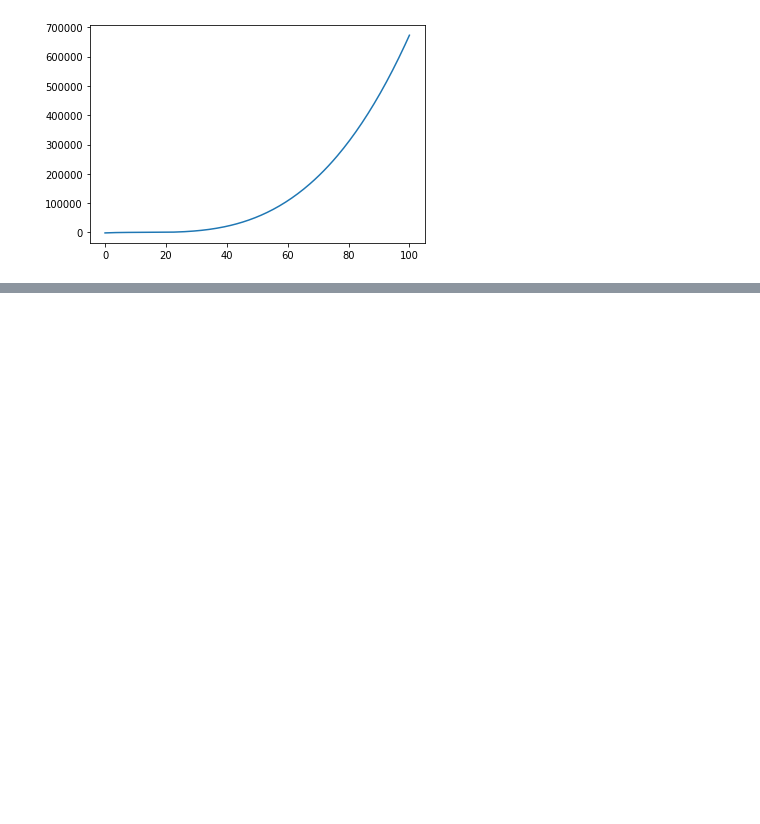
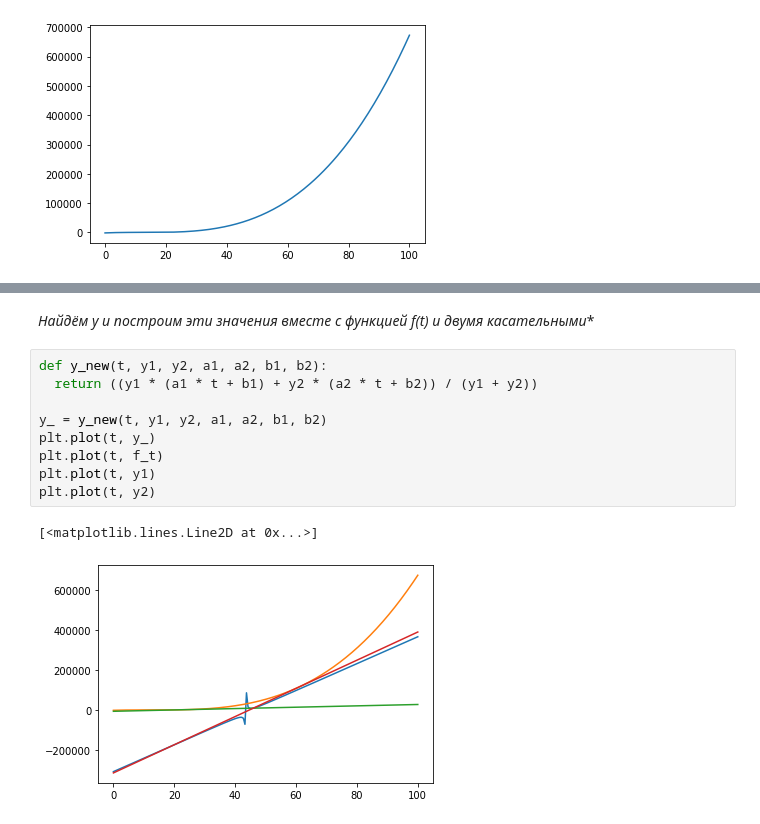
Before and after one commit to Viktory4121/Math_modeling, a Jupyter notebook: ИДЗ3.ipynb, the cells around one changed output, grey strips where cells are left out. Saved outputs shown, nothing was run; the diff lists cells and outputs as text; blank space fills up the shorter version.

```diff
--- a/ИДЗ3.ipynb
+++ b/ИДЗ3.ipynb
@@ -61,0 +84,14 @@ y2 = tangent(a2, b2, t)
+# %% [markdown]
+**Найдём у* и построим эти значения вместе с функцией f(t) и двумя касательными**
+# %%
+def y_new(t, y1, y2, a1, a2, b1, b2):
+  return ((y1 * (a1 * t + b1) + y2 * (a2 * t + b2)) / (y1 + y2))
+
+y_ = y_new(t, y1, y2, a1, a2, b1, b2)
+plt.plot(t, y_)
+plt.plot(t, f_t)
+plt.plot(t, y1)
+plt.plot(t, y2)
+# %% [output]
+[<matplotlib.lines.Line2D at 0x...>]
+[figure, added]
```
Also changed, not shown: parts of 7 cells of this notebook.
